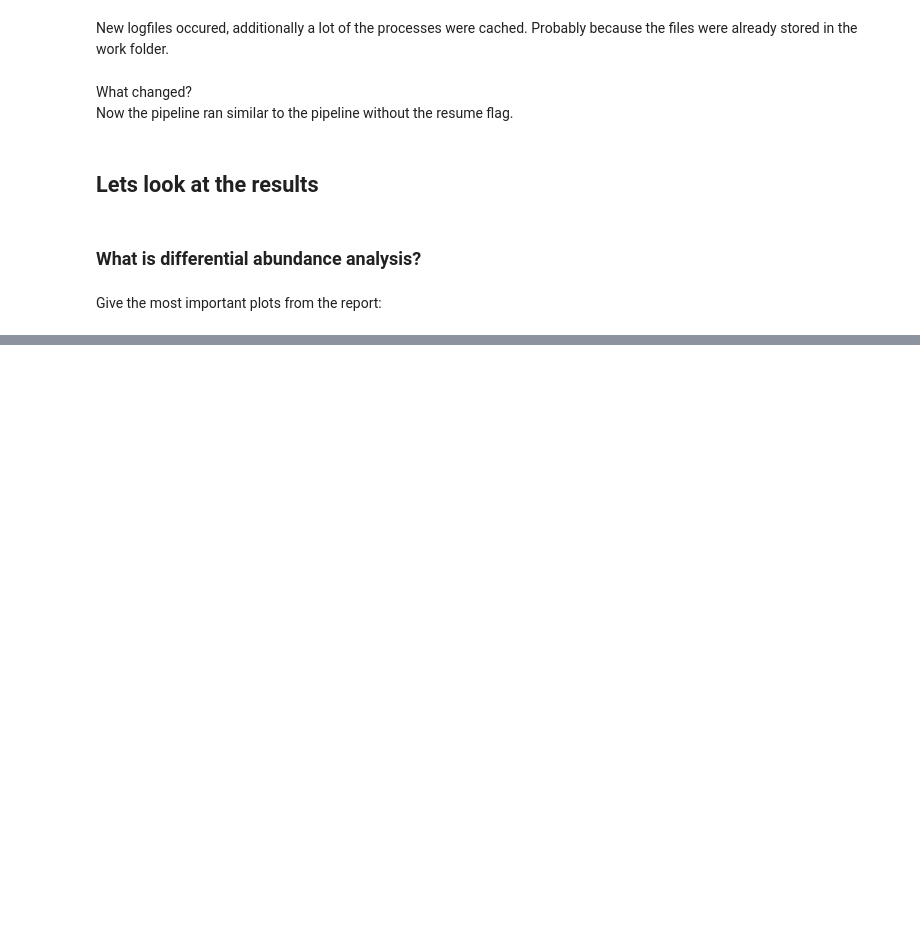
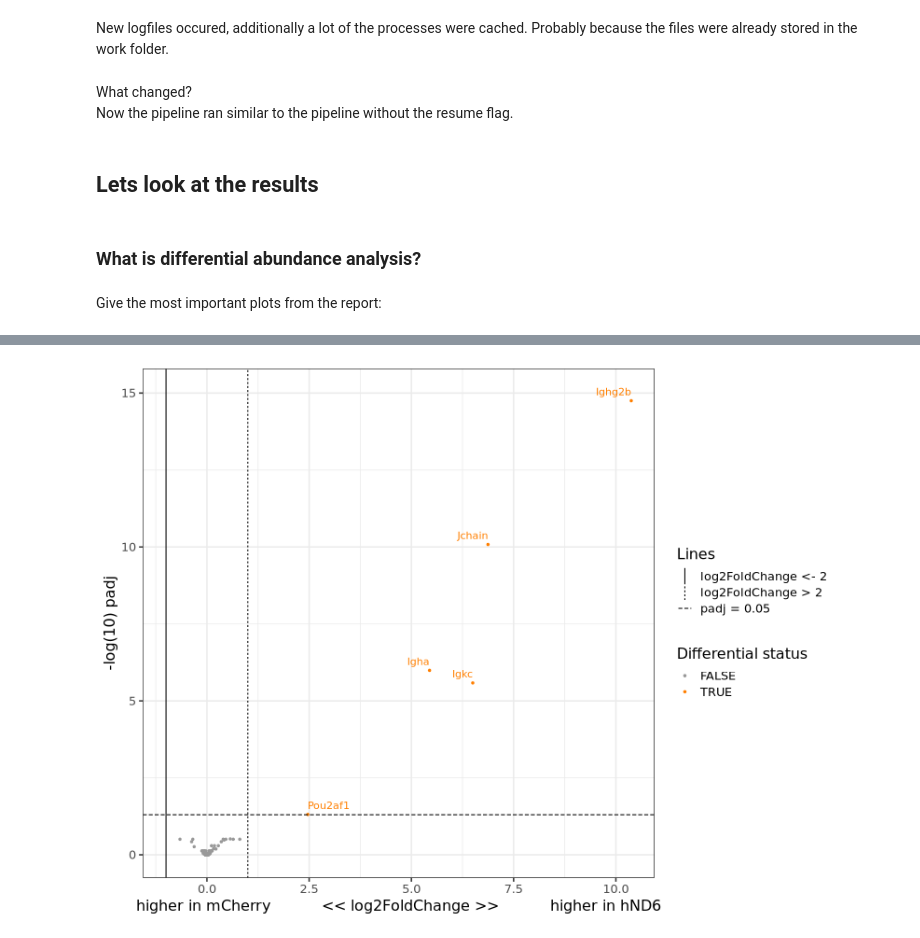
Before and after one commit to PeterBrederlow/computational-workflows-2025, a Jupyter notebook: notebooks/day_01/day_01.ipynb, the cells around one changed output, grey strips where cells are left out. Drawn from its saved outputs; the diff is of its cells as text; code cells hidden in the pictures; blank space fills up the shorter version.

```diff
--- a/notebooks/day_01/day_01.ipynb
+++ b/notebooks/day_01/day_01.ipynb
@@ -679,0 +695,5 @@ Give the most important plots from the report:
+# %%
+from IPython.display import Image
+Image("/Users/peterbrederlow/Documents/Uni/MasterBioinformatik/SS25/WorkflowCourse/computational-workflows-2025/differentialout/plots/differential/treatment_mCherry_hND6_/png/volcano.png")
+# %% [output]
+[figure, added]
```
Also changed, not shown: parts of 5 cells of this notebook, 3 other files.
